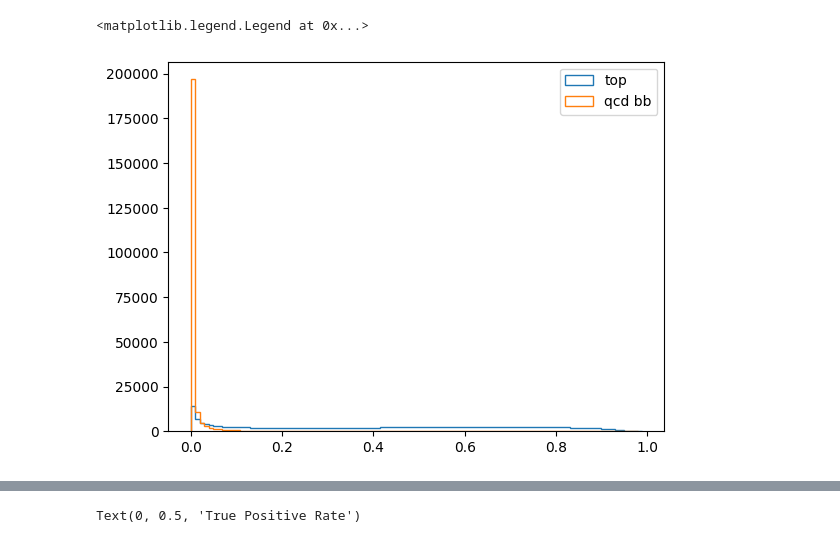
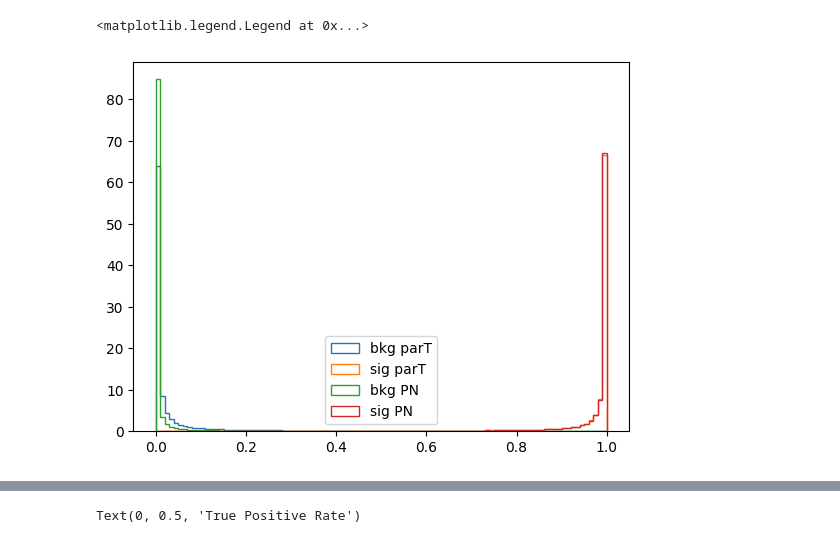
Before and after one commit to ZhenxuanZhang-Jensen/weaver-core-dev, a Jupyter notebook: notebook/predict_raw_score.ipynb, the cells around one changed output, grey strips where cells are left out. Cells and saved outputs as stored; diff of their text form; code cells hidden in the pictures.

```diff
--- a/notebook/predict_raw_score.ipynb
+++ b/notebook/predict_raw_score.ipynb
@@ -78,0 +23,3 @@ events_sig.keys()
+# %%
+files_list = glob.glob("/hpcfs/cms/cmsgpu/zhangzhx/weaver-core-dev/weaver/predict/ak8_MD_inclv8std_nonmd_test.test/*.root")
+print('all the predict files are: ', files_list)
@@ -78,0 +28,3 @@ events_sig.keys()
+# %%
+events_bkg = pd.concat([uproot.open(file)["Events"].arrays(library="pd", how="zip") for file in files_list if 'qcd' in file])
+events_sig = pd.concat([uproot.open(file)["Events"].arrays(library="pd", how="zip") for file in files_list if 'ttbar' in file])
@@ -96,13 +69,16 @@ df_sig = df_sig[(df_sig['cls_index'] == 0) | (df_sig['cls_index'] == 1)]
 df_sig.eval(PN_score_formula, inplace=True)
 df_sig.eval(ParT_score_formula, inplace=True)
 # %%
-plt.hist(df_sig['score_Top_bWqq'], bins=100, histtype='step', label='top');
-plt.hist(df_sig['score_QCD_bb'], bins=100, histtype='step', label='qcd bb');
-# plt.hist(df_sig['pfParticleNetJetTags_probTbqq'], bins=100, histtype='step', label='PNN');
+plt.hist(df_bkg['ParT_score'], bins=100, histtype='step', label='bkg parT', density=True)
+plt.hist(df_sig['ParT_score'], bins=100, histtype='step', label='sig parT', density=True)
+
+plt.hist(df_bkg['PN_score'], bins=100, histtype='step', label='bkg PN', density=True)
+plt.hist(df_sig['PN_score'], bins=100, histtype='step', label='sig PN', density=True)
+
 plt.legend()
 # %% [output]
 <matplotlib.legend.Legend at 0x...>
-[figure, old version]
+[figure, new version]
 # %%
 y_ParT_score_sig = df_sig["ParT_score"].to_numpy()
 y_ParT_score_bkg = df_bkg["ParT_score"].to_numpy()
```
Also changed, not shown: parts of 17 cells of this notebook, 4 other files.
